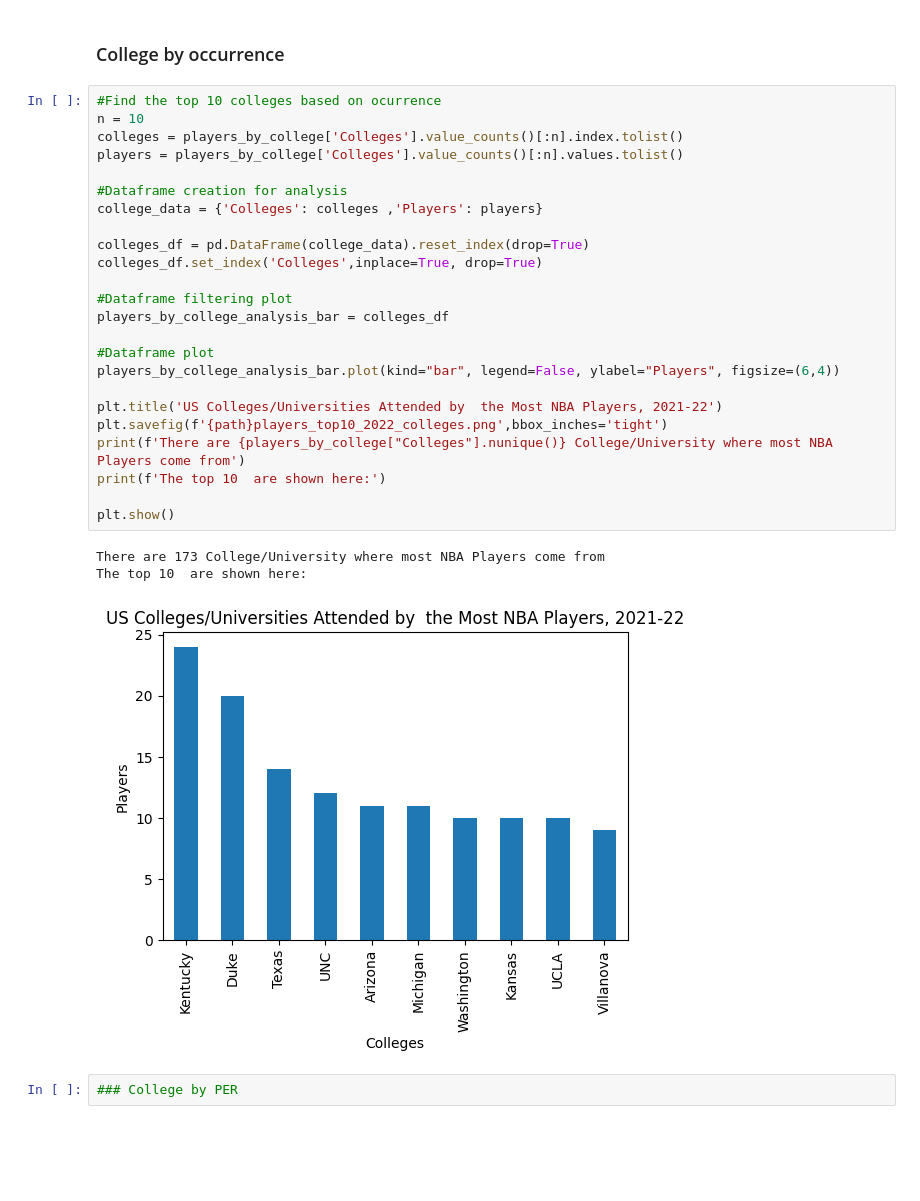
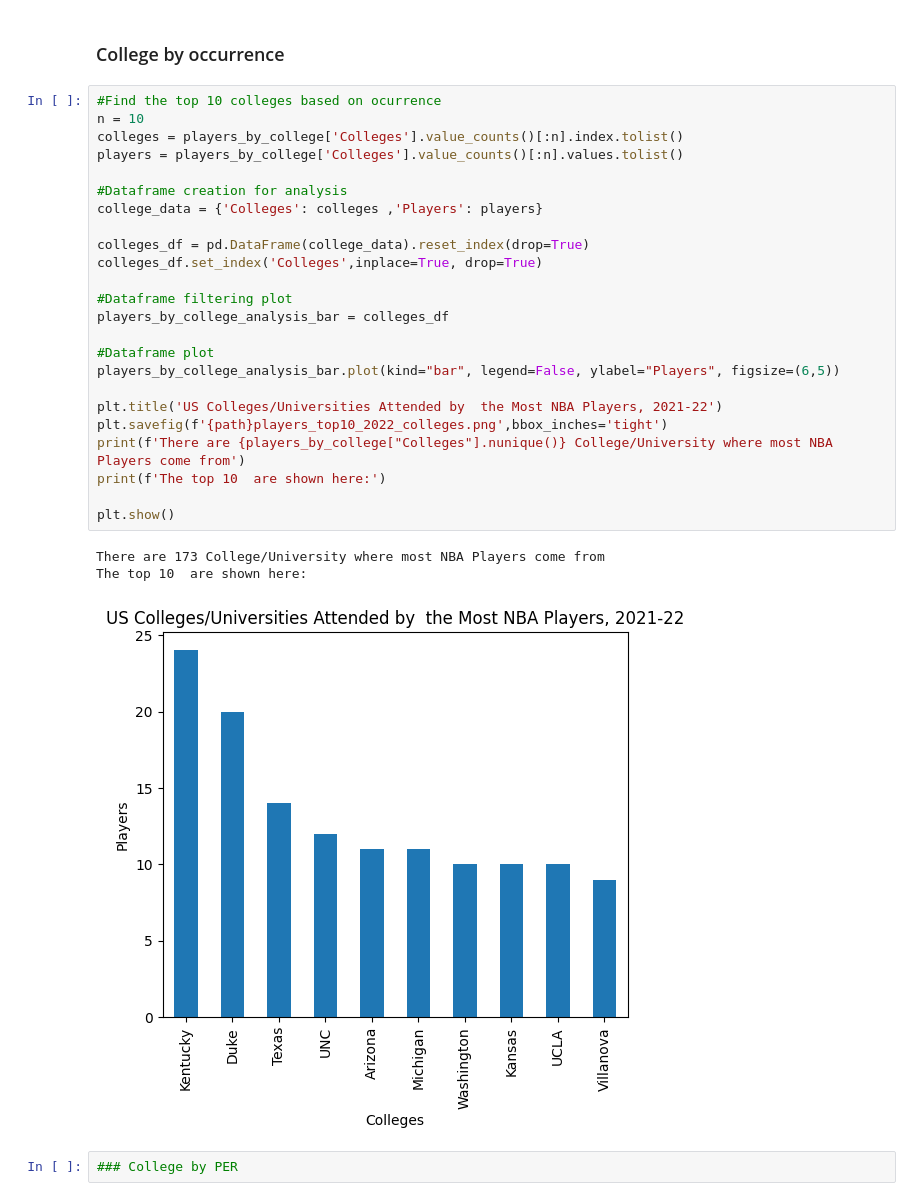
Before and after one commit to meeyoungPH/nba_superlatives, a Jupyter notebook: origin/NBA Geographical Analysis_v2.ipynb, the cells around one changed output. Cells and saved outputs as stored; diff of their text form; blank space fills up the shorter version.

```diff
--- a/origin/NBA Geographical Analysis_v2.ipynb
+++ b/origin/NBA Geographical Analysis_v2.ipynb
@@ -121,31 +121,31 @@ See the caveats in the documentation: https://pandas.pydata.org/pandas-docs/stab
 # %%
 #Find the top 10 colleges based on ocurrence
 n = 10
 colleges = players_by_college['Colleges'].value_counts()[:n].index.tolist()
 players = players_by_college['Colleges'].value_counts()[:n].values.tolist()
 
 #Dataframe creation for analysis
 college_data = {'Colleges': colleges ,'Players': players}
 
 colleges_df = pd.DataFrame(college_data).reset_index(drop=True)
 colleges_df.set_index('Colleges',inplace=True, drop=True)
 
 #Dataframe filtering plot
 players_by_college_analysis_bar = colleges_df
 
 #Dataframe plot
-players_by_college_analysis_bar.plot(kind="bar", legend=False, ylabel="Players", figsize=(6,4))
+players_by_college_analysis_bar.plot(kind="bar", legend=False, ylabel="Players", figsize=(6,5))
 
 plt.title('US Colleges/Universities Attended by  the Most NBA Players, 2021-22')
 plt.savefig(f'{path}players_top10_2022_colleges.png',bbox_inches='tight')
 print(f'There are {players_by_college["Colleges"].nunique()} College/University where most NBA Players come from')
 print(f'The top 10  are shown here:')
 
 plt.show()
 # %% [output]
 There are 173 College/University where most NBA Players come from
 The top 10  are shown here:
-[figure, old version]
+[figure, new version]
 # %%
 ### College by PER
 # %%
```
Also changed, not shown: parts of 7 cells of this notebook, 8 other files.
